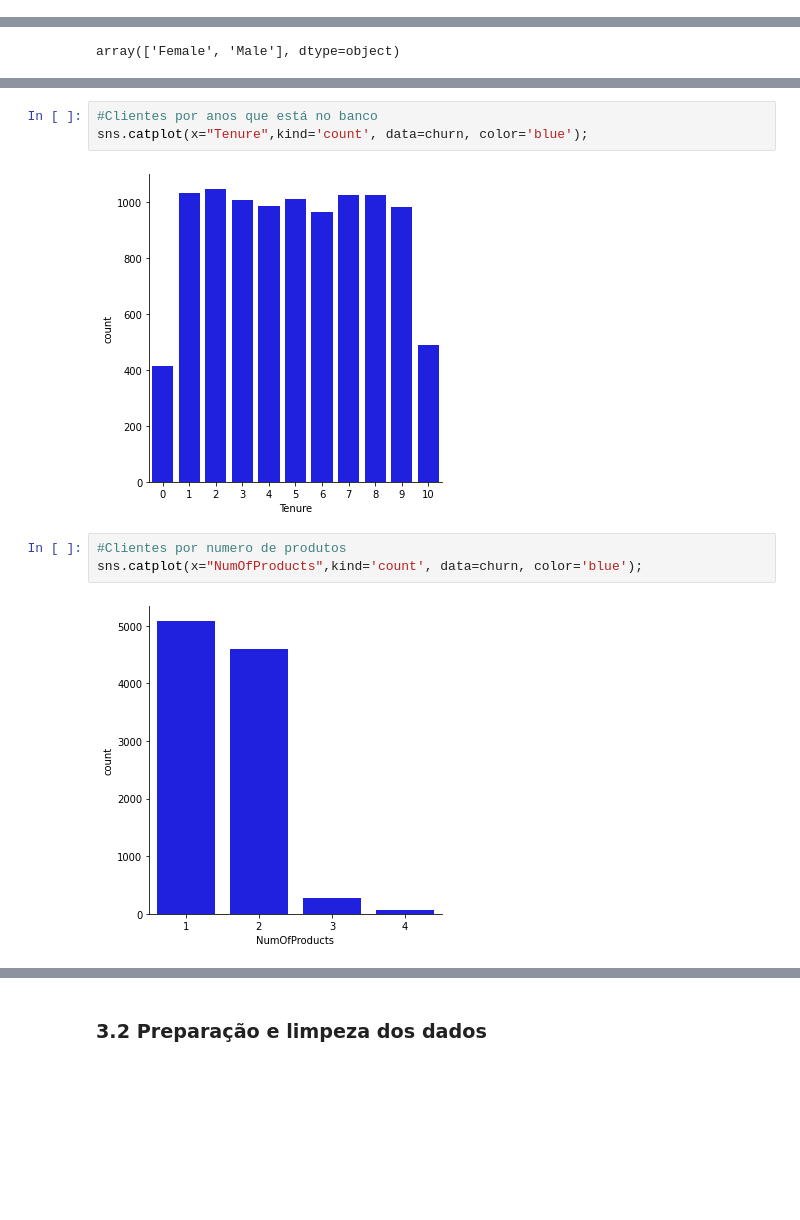
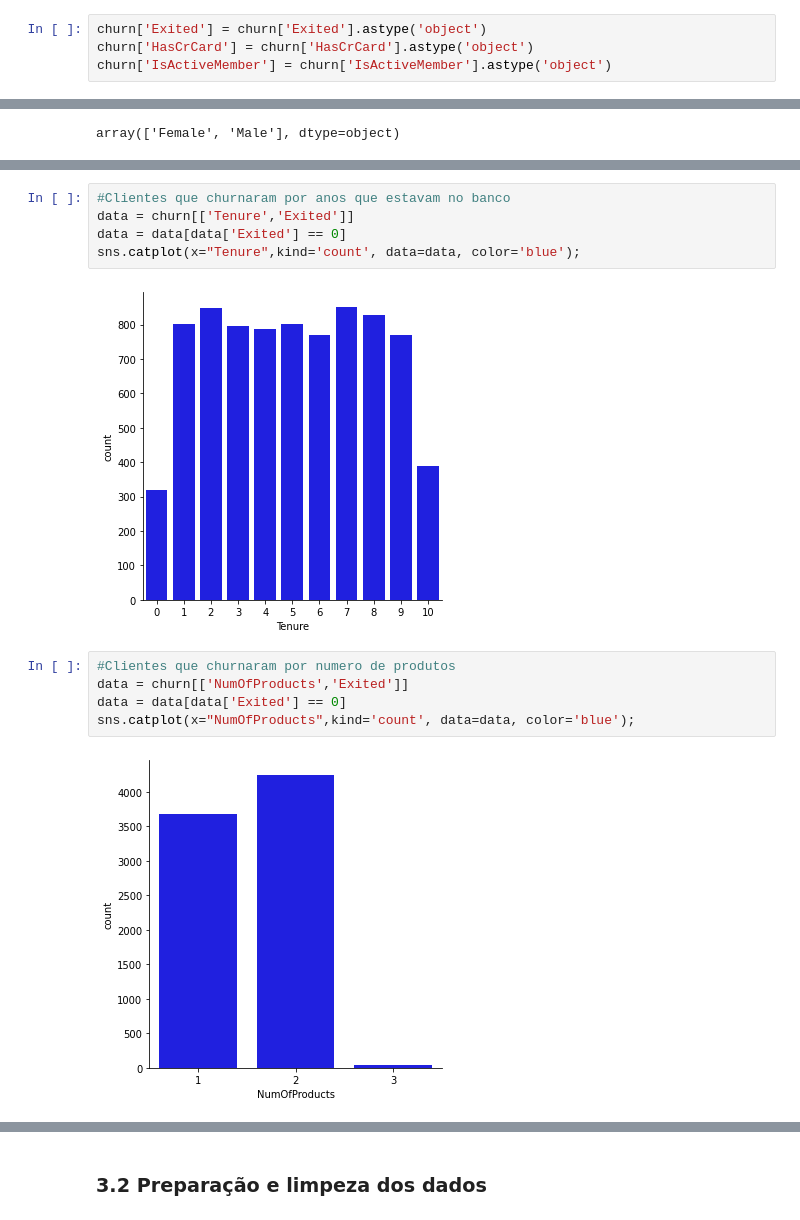
Before and after one commit to BielSousa/br-classification-project, a Jupyter notebook: classification_project_br.ipynb, the cells around one changed output, grey strips where cells are left out. Cells and saved outputs as stored; diff of their text form; blank space fills up the shorter version.

```diff
--- a/classification_project_br.ipynb
+++ b/classification_project_br.ipynb
@@ -137,4 +137,8 @@ Data columns (total 14 columns):
  13  Exited           10000 non-null  int64
 dtypes: float64(2), int64(9), object(3)
 memory usage: 1.1+ MB
+# %%
+churn['Exited'] = churn['Exited'].astype('object')
+churn['HasCrCard'] = churn['HasCrCard'].astype('object')
+churn['IsActiveMember'] = churn['IsActiveMember'].astype('object')
 # %%
@@ -180,10 +209,14 @@ sns.displot(x="Age", kind="hist", data=churn);
 # %%
-#Clientes por anos que está no banco
-sns.catplot(x="Tenure",kind='count', data=churn, color='blue');
+#Clientes que churnaram por anos que estavam no banco
+data = churn[['Tenure','Exited']]
+data = data[data['Exited'] == 0]
+sns.catplot(x="Tenure",kind='count', data=data, color='blue');
 # %% [output]
-[figure, old version]
+[figure, new version]
 # %%
-#Clientes por numero de produtos
-sns.catplot(x="NumOfProducts",kind='count', data=churn, color='blue');
+#Clientes que churnaram por numero de produtos
+data = churn[['NumOfProducts','Exited']]
+data = data[data['Exited'] == 0]
+sns.catplot(x="NumOfProducts",kind='count', data=data, color='blue');
 # %% [output]
-[figure, old version]
+[figure, new version]
```
Also changed, not shown: parts of 31 cells of this notebook.
